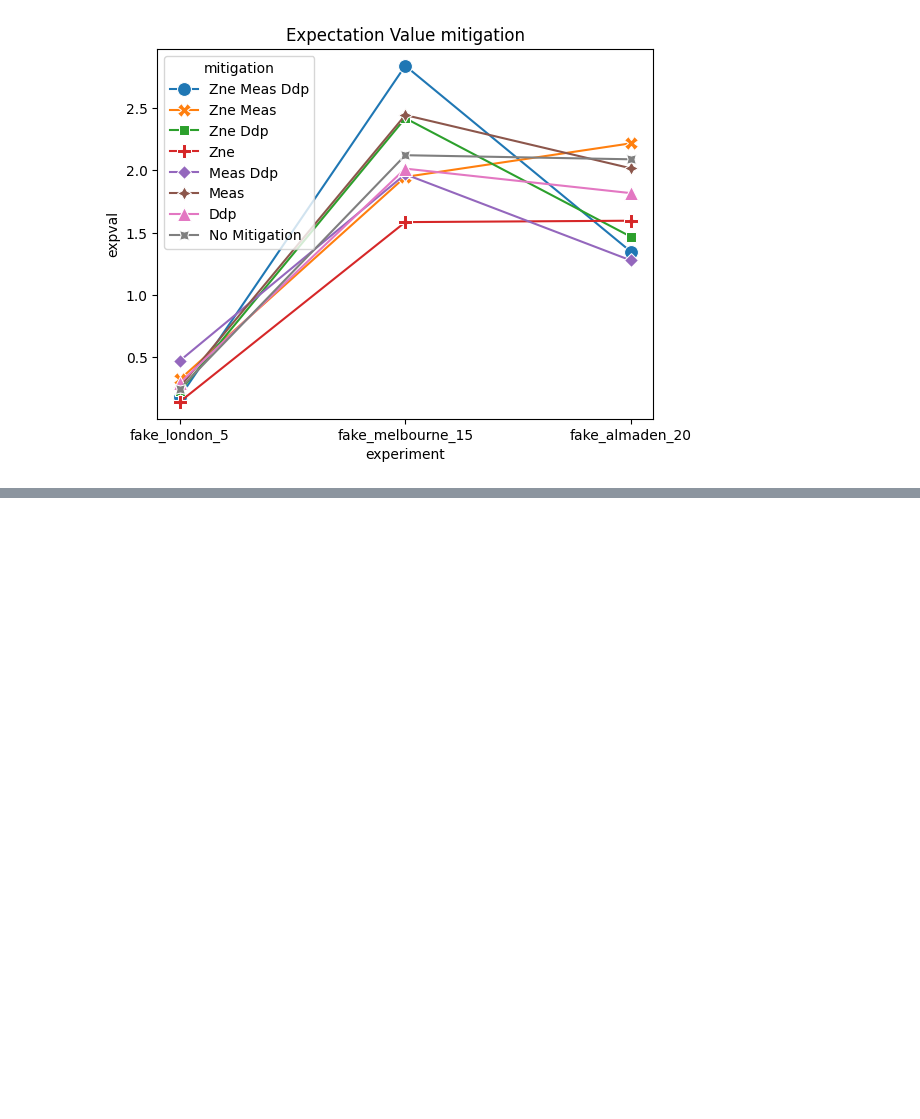
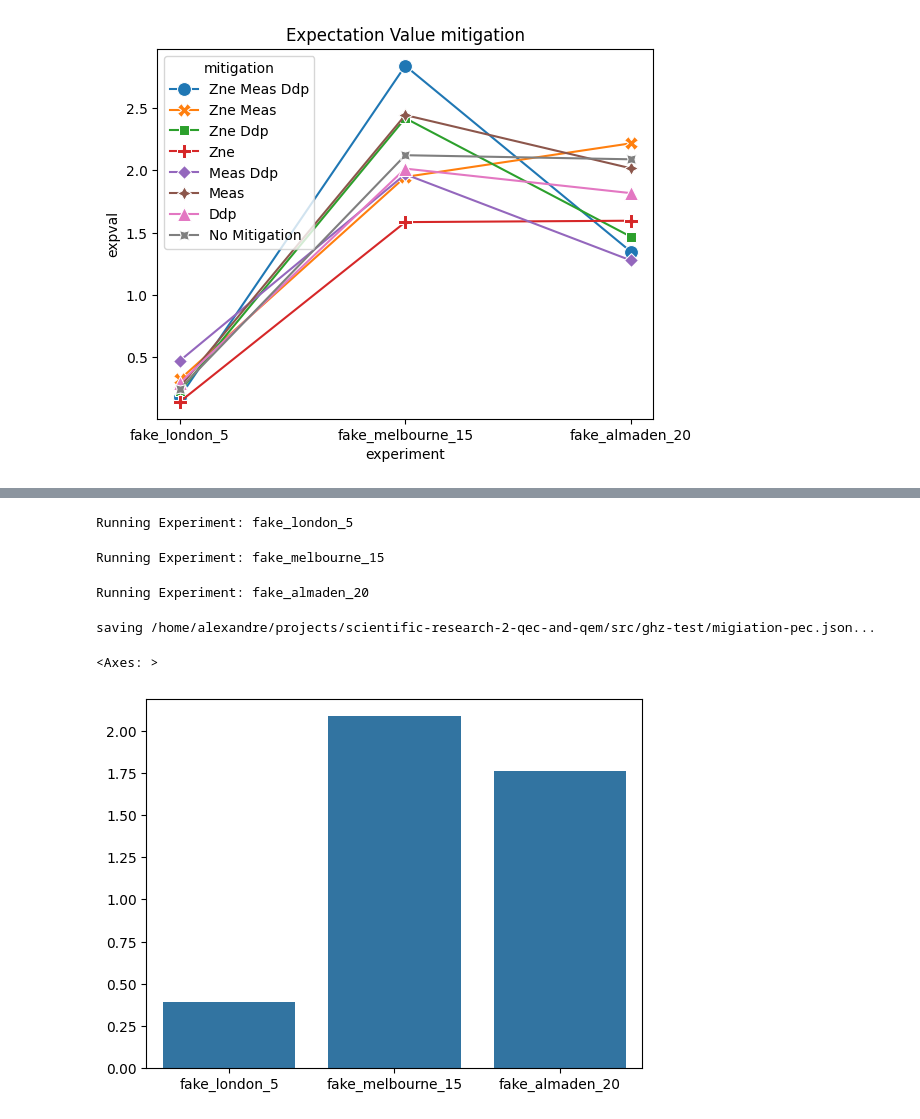
Before and after one commit to Dpbm/scientific-research-2-qec-and-qem, a Jupyter notebook: src/ghz.ipynb, the cells around one changed output, grey strips where cells are left out. Saved outputs shown, nothing was run; the diff lists cells and outputs as text; code cells hidden in the pictures; blank space fills up the shorter version.

```diff
--- a/src/ghz.ipynb
+++ b/src/ghz.ipynb
@@ -397,0 +460,11 @@ plt.show()
+# %%
+pec_experiment = {}
+for circuit,backend in zip(ghz_circuits, backends):
+    label = f'{backend.name}_{backend.num_qubits}'
+    print(f"Running Experiment: {label}")
+    result = ghz_estimate(circuit, backend, {"pec":True})
+    pec_experiment[label] = float(result.data.evs[()])
+# %% [output]
+Running Experiment: fake_london_5
+Running Experiment: fake_melbourne_15
+Running Experiment: fake_almaden_20
@@ -397,0 +473,9 @@ plt.show()
+# %%
+export_data_json(pec_experiment, pec_experiment_path)
+# %% [output]
+saving /home/alexandre/projects/scientific-research-2-qec-and-qem/src/ghz-test/migiation-pec.json...
+# %%
+sns.barplot(x=list(pec_experiment.keys()), y=list(pec_experiment.values()))
+# %% [output]
+<Axes: >
+[figure, added]
```
Also changed, not shown: parts of 11 cells of this notebook, 3 other files.
